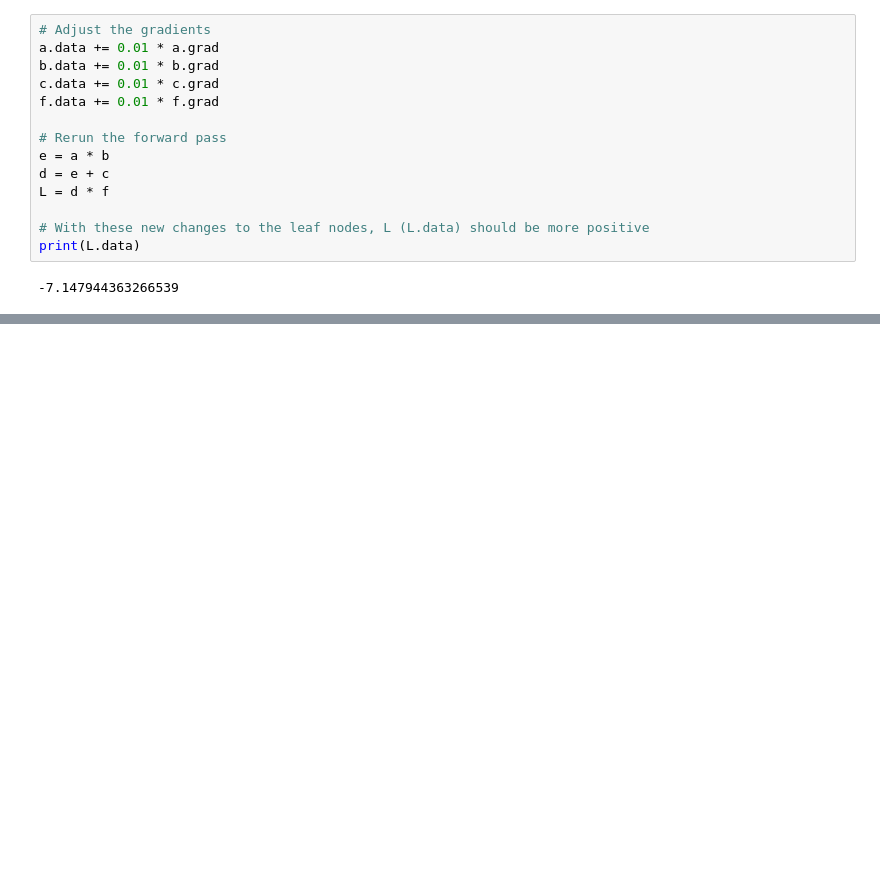
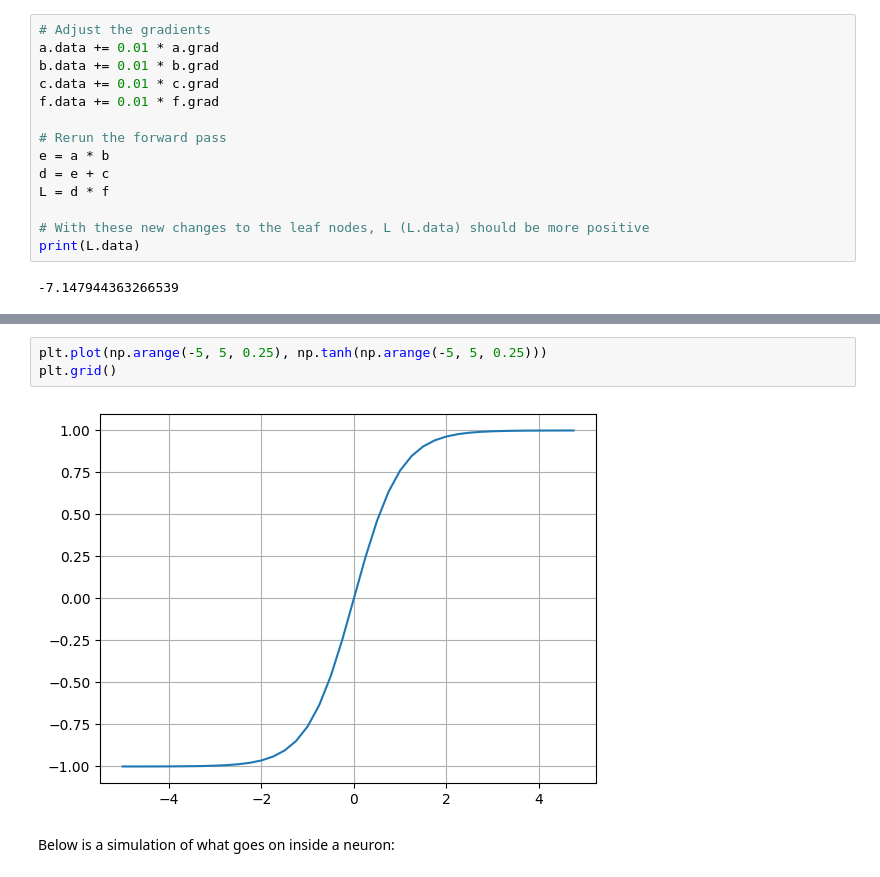
Before and after one commit to Sidharth6Shah/Neural-Networks-Technical, a Jupyter notebook: micrograd_from_scratch.ipynb, the cells around one changed output, grey strips where cells are left out. Saved outputs shown, nothing was run; the diff lists cells and outputs as text; blank space fills up the shorter version.

```diff
--- a/micrograd_from_scratch.ipynb
+++ b/micrograd_from_scratch.ipynb
@@ -412,0 +440,7 @@ print(L.data)
+# %%
+plt.plot(np.arange(-5, 5, 0.25), np.tanh(np.arange(-5, 5, 0.25)))
+plt.grid()
+# %% [output]
+[figure, added]
+# %% [markdown]
+Below is a simulation of what goes on inside a neuron:
```
Also changed, not shown: parts of 15 cells of this notebook.
